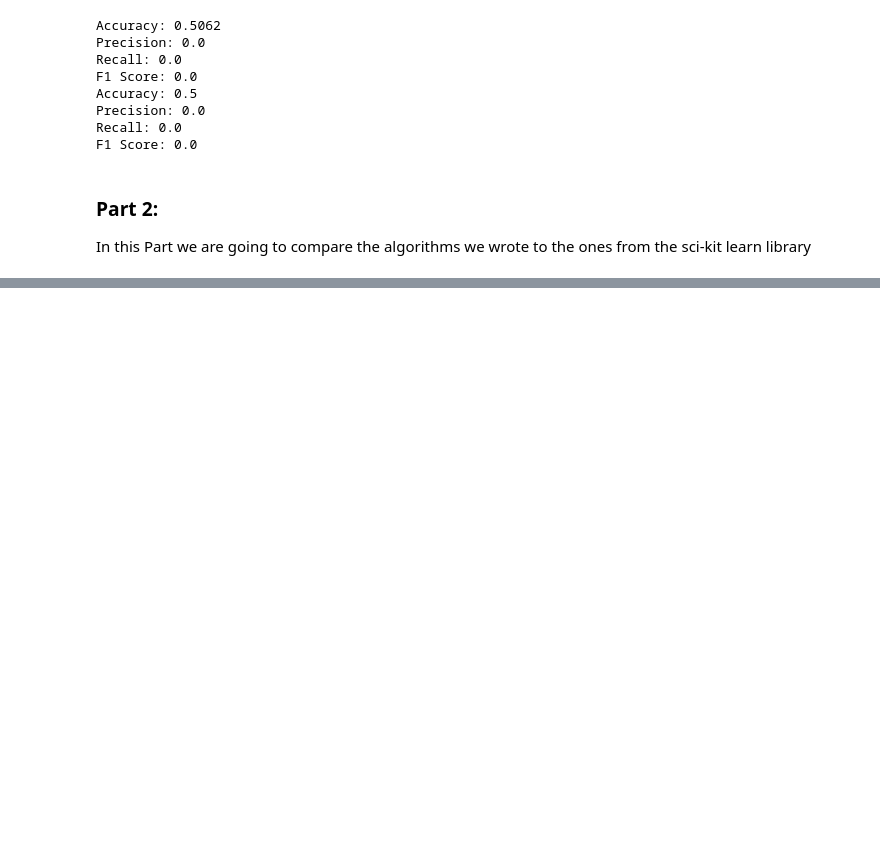
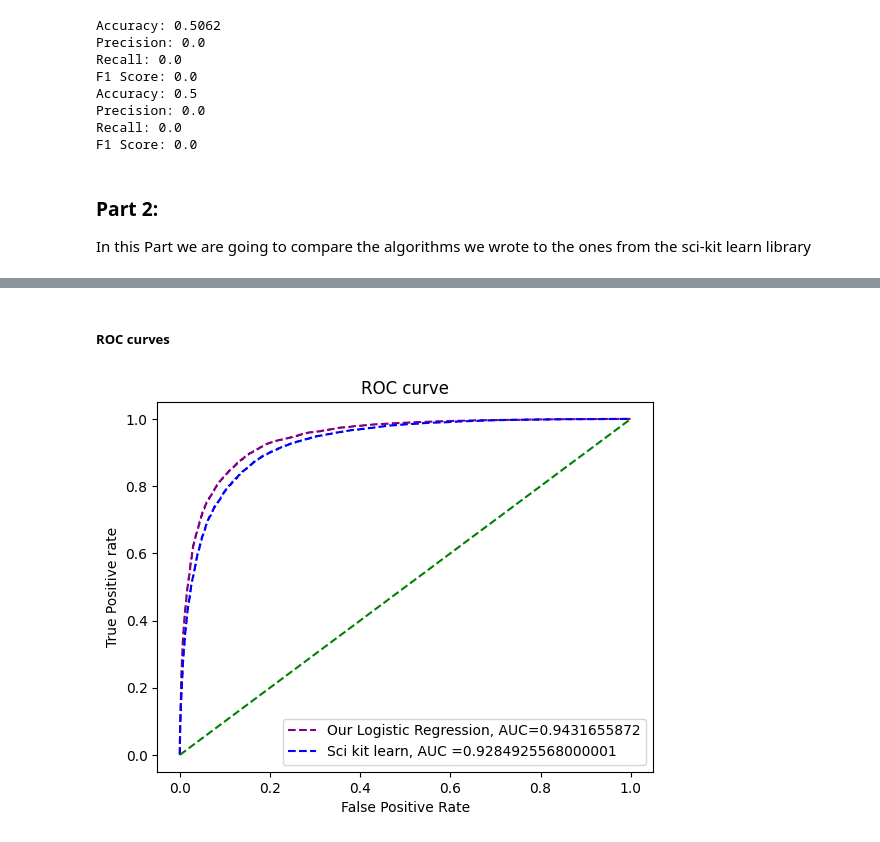
Before and after one commit to vleft02/IMDB-Review-Classification, a Jupyter notebook: ML.ipynb, the cells around one changed output, grey strips where cells are left out. Drawn from its saved outputs; the diff is of its cells as text; code cells hidden in the pictures; blank space fills up the shorter version.

```diff
--- a/ML.ipynb
+++ b/ML.ipynb
@@ -643,0 +692,7 @@ We use an rnn made with tf
+# %% [markdown]
+##### ROC curves
+# %%
+# Roc Curve for the 2 classifiers
+roc_curve([our_logistic_regression,scikit_logistic_regression], [x_test,y_test])
+# %% [output]
+[figure, added]
```
Also changed, not shown: parts of 20 cells of this notebook.
